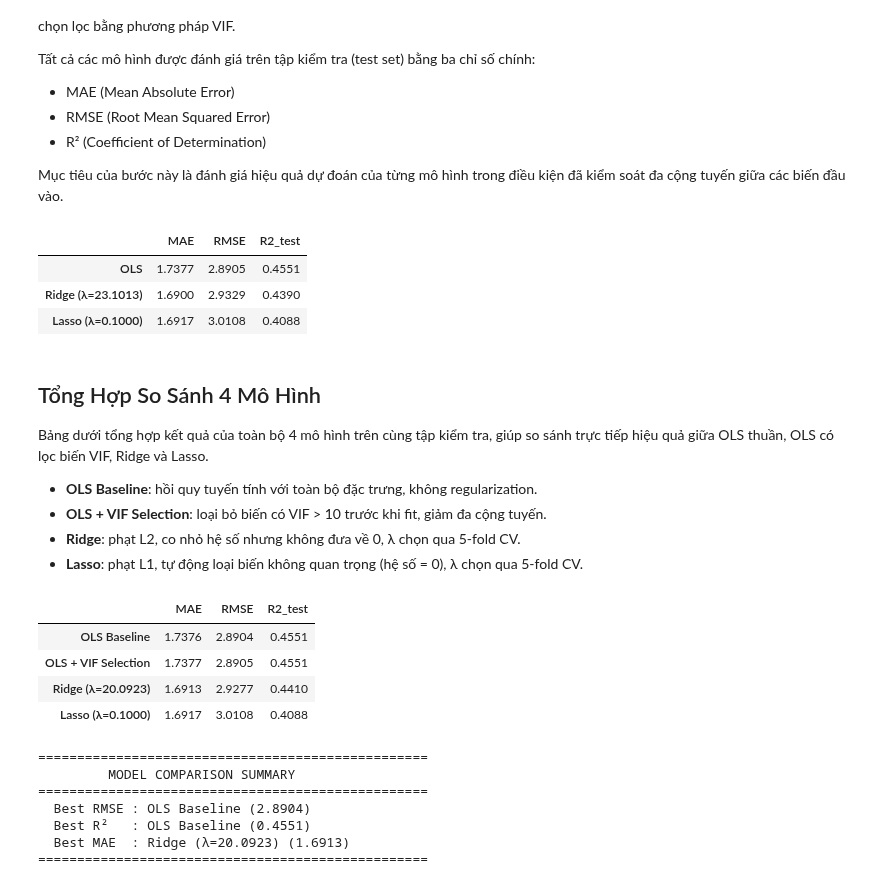
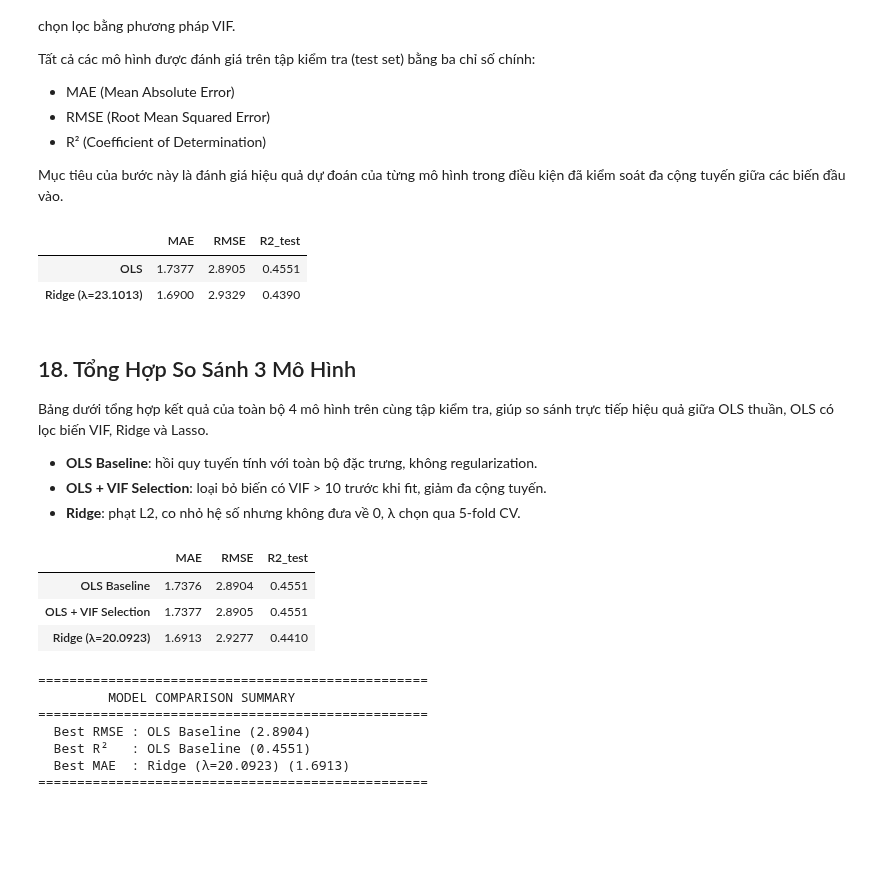
Before and after one commit to TanKhoiTV/blues-estimator-project, a Jupyter notebook: part2/part2_notebook.ipynb, the cells around one changed output. Drawn from its saved outputs; the diff is of its cells as text; code cells hidden in the pictures; blank space fills up the shorter version.

Commit message:
refactor(part2): remove Lasso and optimize Ridge cross-validation

```diff
--- a/part2/part2_notebook.ipynb
+++ b/part2/part2_notebook.ipynb
@@ -545,13 +543,9 @@ comparison = ModelComparison()
 alphas = np.logspace(-3, 3, 100)
 
 ridge_best_alpha, ridge_cv_mse = comparison.cv_select_alpha(
-    X_train_numeric, y_train, model_type="ridge", alphas=alphas, k=5
-)
-lasso_best_alpha, lasso_cv_mse = comparison.cv_select_alpha(
-    X_train_numeric, y_train, model_type="lasso", alphas=alphas, k=5
+    X_train_numeric, y_train,  alphas=alphas, k=5
 )
 
 print(f"Ridge - lambda tối ưu : {ridge_best_alpha:.6f}  |  CV MSE tốt nhất: {ridge_cv_mse.min():.4f}")
-print(f"Lasso - lambda tối ưu : {lasso_best_alpha:.6f}  |  CV MSE tốt nhất: {lasso_cv_mse.min():.4f}")
 # %% [output]
 Ridge - lambda tối ưu : 20.092330  |  CV MSE tốt nhất: 6.3996
@@ -568,22 +559,14 @@ comparison.plot_cv_error_curve(alphas, lasso_cv_mse, model_name="Lasso")
 ridge_model = comparison.train_ridge_regression(
     X_train_numeric, y_train, alpha=ridge_best_alpha
 )
-lasso_model = comparison.train_lasso_regression(
-    X_train_numeric, y_train, alpha=lasso_best_alpha
-)
 
 ridge_metrics = comparison.evaluate_model(ridge_model, X_test_numeric, y_test)
-lasso_metrics = comparison.evaluate_model(lasso_model, X_test_numeric, y_test)
 
 print(f"--- Ridge (λ = {ridge_best_alpha:.4f}) ---")
 print(f"MAE:     {ridge_metrics['MAE']:.4f}")
 print(f"RMSE:    {ridge_metrics['RMSE']:.4f}")
 print(f"R²_test: {ridge_metrics['R2_test']:.4f}")
 print()
-print(f"--- Lasso (λ = {lasso_best_alpha:.4f}) ---")
-print(f"MAE:     {lasso_metrics['MAE']:.4f}")
-print(f"RMSE:    {lasso_metrics['RMSE']:.4f}")
-print(f"R²_test: {lasso_metrics['R2_test']:.4f}")
 # %% [output]
 --- Ridge (λ = 20.0923) ---
 MAE:     1.6913
@@ -638,9 +616,8 @@ display(comparison_table)
 |  | MAE | RMSE | R2_test |
 | OLS | 1.7377 | 2.8905 | 0.4551 |
 | Ridge (λ=23.1013) | 1.6900 | 2.9329 | 0.4390 |
-| Lasso (λ=0.1000) | 1.6917 | 3.0108 | 0.4088 |
 # %% [markdown]
-## Tổng Hợp So Sánh 4 Mô Hình
+## 18. Tổng Hợp So Sánh 3 Mô Hình
 
 Bảng dưới tổng hợp kết quả của toàn bộ 4 mô hình trên cùng tập kiểm tra,
 giúp so sánh trực tiếp hiệu quả giữa OLS thuần, OLS có lọc biến VIF,
@@ -649,33 +626,29 @@ Ridge và Lasso.
 - **OLS Baseline**: hồi quy tuyến tính với toàn bộ đặc trưng, không regularization.
 - **OLS + VIF Selection**: loại bỏ biến có VIF > 10 trước khi fit, giảm đa cộng tuyến.
 - **Ridge**: phạt L2, co nhỏ hệ số nhưng không đưa về 0, λ chọn qua 5-fold CV.
-- **Lasso**: phạt L1, tự động loại biến không quan trọng (hệ số = 0), λ chọn qua 5-fold CV.
 # %%
-# Tổng hợp tất cả 4 mô hình vào một bảng so sánh duy nhất
+# Tổng hợp tất cả 3 mô hình vào một bảng so sánh duy nhất
 ols_metrics = ols_model.evaluate(X_test_array, y_test_array)
 
 ols_vif_model = OLSWithVariables(vif_threshold=10.0)
 ols_vif_model.fit(X_train_numeric, y_train)
 ols_vif_metrics = ols_vif_model.evaluate(X_test_numeric, y_test)
 
 ridge_metrics = comparison.evaluate_model(ridge_model, X_test_numeric, y_test)
-lasso_metrics = comparison.evaluate_model(lasso_model, X_test_numeric, y_test)
 
 summary_df = pd.DataFrame({
     "OLS Baseline":              ols_metrics,
     f"OLS + VIF Selection":      ols_vif_metrics,
     f"Ridge (λ={ridge_best_alpha:.4f})": ridge_metrics,
-    f"Lasso (λ={lasso_best_alpha:.4f})": lasso_metrics,
 }).T
 
 display(summary_df)
 print(comparison.generate_summary(summary_df))
 # %% [output]
 |  | MAE | RMSE | R2_test |
 | OLS Baseline | 1.7376 | 2.8904 | 0.4551 |
 | OLS + VIF Selection | 1.7377 | 2.8905 | 0.4551 |
 | Ridge (λ=20.0923) | 1.6913 | 2.9277 | 0.4410 |
-| Lasso (λ=0.1000) | 1.6917 | 3.0108 | 0.4088 |
 ==================================================
          MODEL COMPARISON SUMMARY
 ==================================================
```
Also changed, not shown: parts of 6 cells of this notebook, 1 other file.
